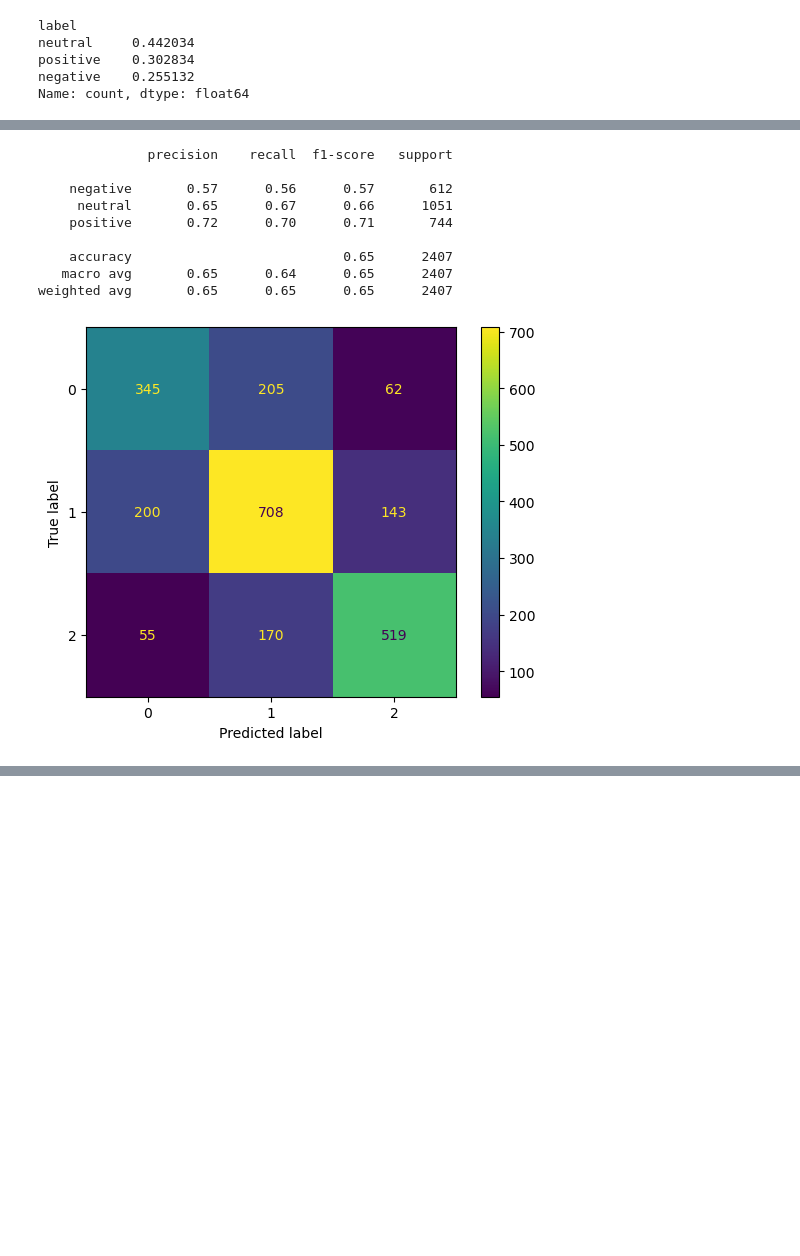
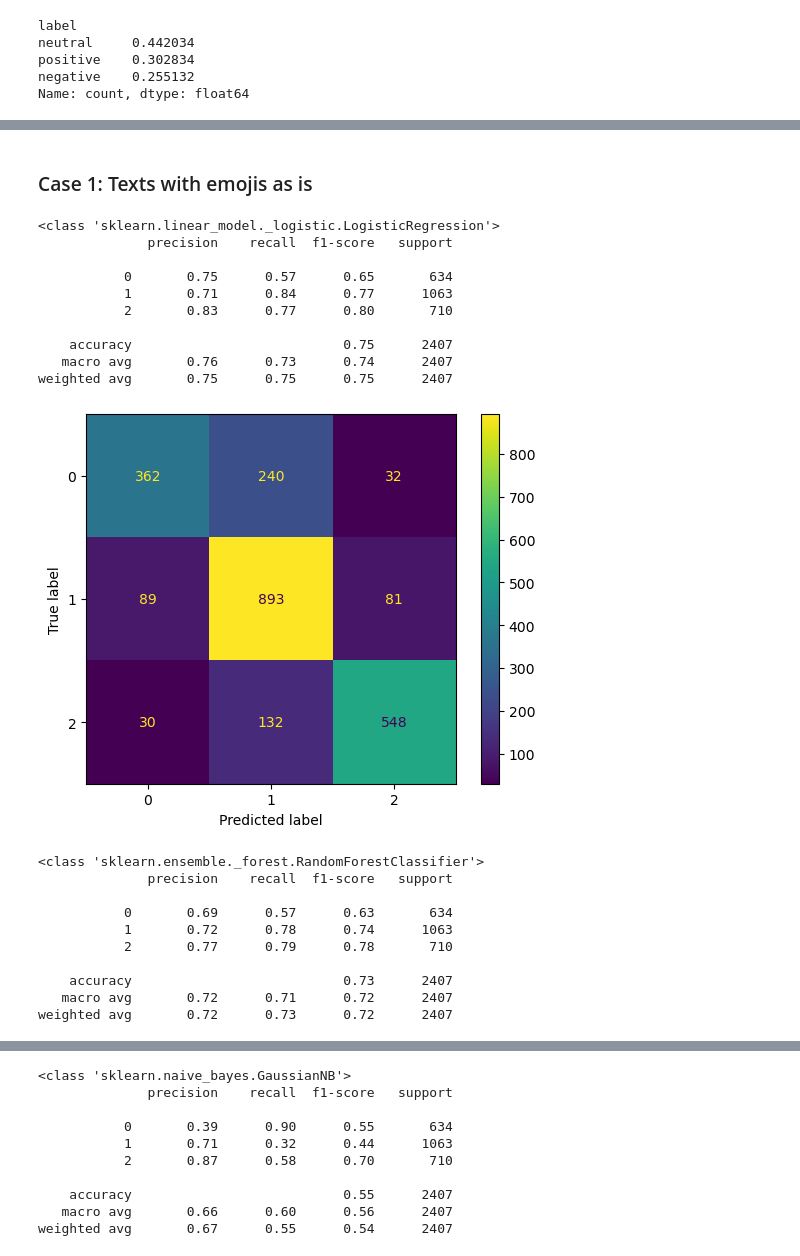
Before and after one commit to PeaceUdoka/Igbo-AI-translator, a Jupyter notebook: Sentiment Analysis.ipynb, the cells around one changed output, grey strips where cells are left out. Saved outputs shown, nothing was run; the diff lists cells and outputs as text; code cells hidden in the pictures; blank space fills up the shorter version.

```diff
--- a/Sentiment Analysis.ipynb
+++ b/Sentiment Analysis.ipynb
@@ -385,5 +466,3 @@ def result(model):
     cm = confusion_matrix(y_test,predict)
     ConfusionMatrixDisplay(cm).plot()
     plt.show()
-# %%
-model = build(LogisticRegression)
@@ -403,3 +468,0 @@ weighted avg       0.72      0.71      0.71      2407
-# %%
-# RandomForestClassifier model
-model = build(RandomForestClassifier)
@@ -419,3 +468,0 @@ weighted avg       0.70      0.70      0.70      2407
-# %%
-# GaussianNB model
-model = build(GaussianNB)
@@ -435,15 +469,34 @@ weighted avg       0.67      0.55      0.54      2407
-# %%
-#build DecisionTreeClassifier model
-model = build(DecisionTreeClassifier)
-result(model)
-# %% [output]
-              precision    recall  f1-score   support
-
-    negative       0.57      0.56      0.57       612
-     neutral       0.65      0.67      0.66      1051
-    positive       0.72      0.70      0.71       744
-
-    accuracy                           0.65      2407
-   macro avg       0.65      0.64      0.65      2407
-weighted avg       0.65      0.65      0.65      2407
-[figure, removed]
+# %% [markdown]
+### Case 1: Texts with emojis as is
+# %%
+# define target and features
+y = data.label
+X_train, X_test, y_train, y_test = train_test_split(embeddings1, y, test_size = 0.2, random_state = 4)
+
+models = [LogisticRegression,RandomForestClassifier,GaussianNB,DecisionTreeClassifier]
+for m in models:
+    model = build(m)
+    print(m)
+    result(model)
+# %% [output]
+<class 'sklearn.linear_model._logistic.LogisticRegression'>
+              precision    recall  f1-score   support
+
+           0       0.75      0.57      0.65       634
+           1       0.71      0.84      0.77      1063
+           2       0.83      0.77      0.80       710
+
+    accuracy                           0.75      2407
+   macro avg       0.76      0.73      0.74      2407
+weighted avg       0.75      0.75      0.75      2407
+[figure, added]
+<class 'sklearn.ensemble._forest.RandomForestClassifier'>
+              precision    recall  f1-score   support
+
+           0       0.69      0.57      0.63       634
+           1       0.72      0.78      0.74      1063
+           2       0.77      0.79      0.78       710
+
+    accuracy                           0.73      2407
+   macro avg       0.72      0.71      0.72      2407
+weighted avg       0.72      0.73      0.72      2407
@@ -449,0 +504,10 @@ weighted avg       0.65      0.65      0.65      2407
+<class 'sklearn.naive_bayes.GaussianNB'>
+              precision    recall  f1-score   support
+
+           0       0.39      0.90      0.55       634
+           1       0.71      0.32      0.44      1063
+           2       0.87      0.58      0.70       710
+
+    accuracy                           0.55      2407
+   macro avg       0.66      0.60      0.56      2407
+weighted avg       0.67      0.55      0.54      2407
```
Also changed, not shown: parts of 55 cells of this notebook.
